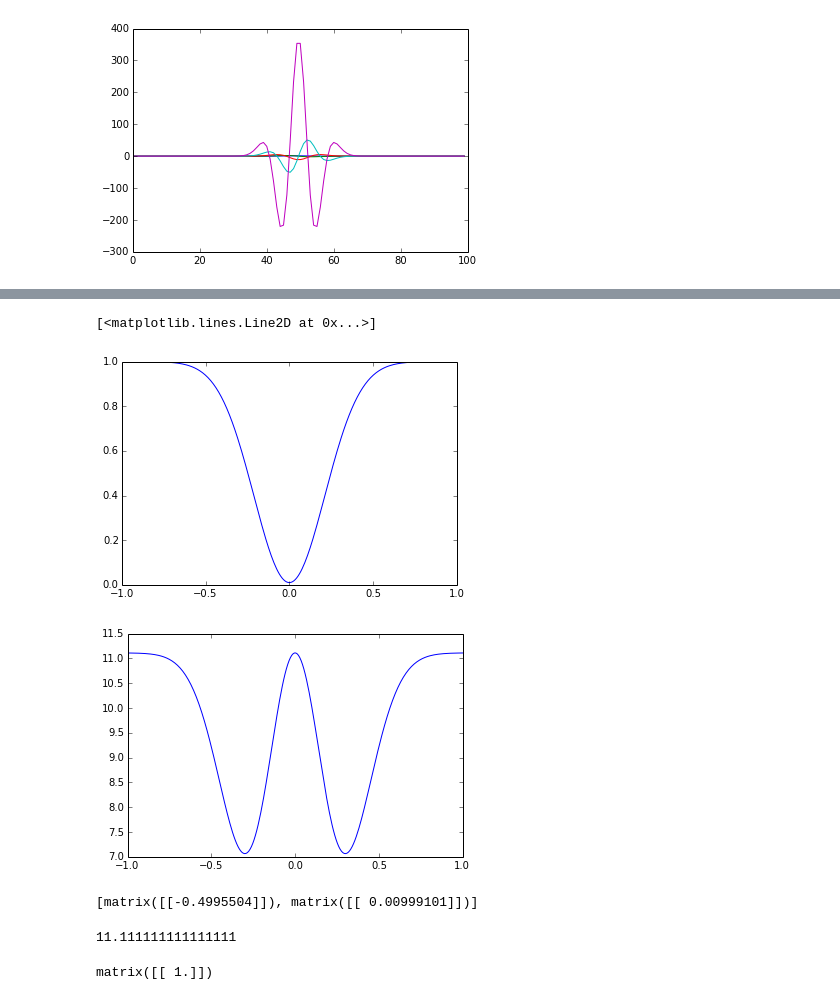
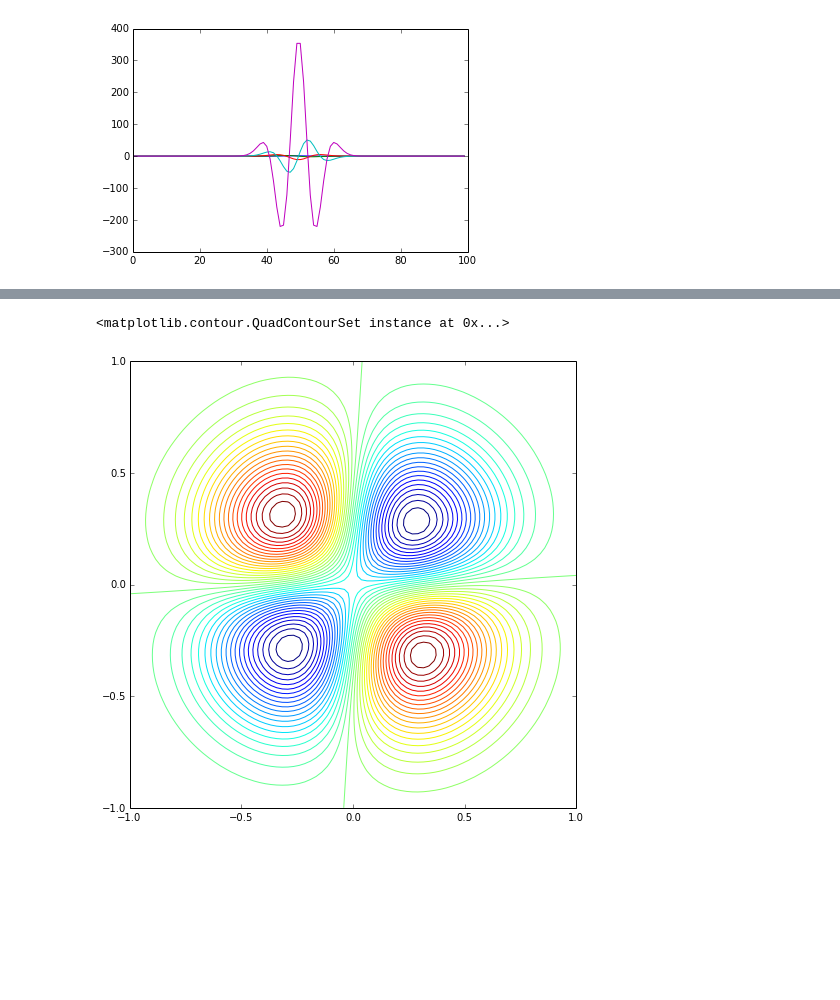
Before and after one commit to markm541374/ES, a Jupyter notebook: GPderivative.ipynb, the cells around one changed output, grey strips where cells are left out. Saved outputs shown, nothing was run; the diff lists cells and outputs as text; code cells hidden in the pictures; blank space fills up the shorter version.

```diff
--- a/GPderivative.ipynb
+++ b/GPderivative.ipynb
@@ -49,6 +49,8 @@ def sqexp_k_d(theta,x1,x2,d1=[sp.NaN],d2=[sp.NaN]):
     for i in range(N):
         D[i,i]=1./(d[i,0]**2)
     X=x1-x2
+    #print X
+    #print D
     core=(A*sp.exp(-0.5*(X)*D*(X).T))[0,0]
     #print core
     #d0 is the all the derivitive directions unsorted, then sorted
@@ -318,13 +320,13 @@ class GPcore:
         return
 
     def infer_m(self,X_i,D_i):
-        K_si = buildKasym_d(kf,X_i,self.X_s,D_i,self.D_s)
+        K_si = buildKasym_d(self.kf,X_i,self.X_s,D_i,self.D_s)
         m = K_si*self.a
         return m
 
     def infer_full(self,X_i,D_i):
-        K_ii = buildKsym_d(kf,X_i,D_i)
-        K_si = buildKasym_d(kf,X_i,self.X_s,D_i,self.D_s)
+        K_ii = buildKsym_d(self.kf,X_i,D_i)
+        K_si = buildKasym_d(self.kf,X_i,self.X_s,D_i,self.D_s)
 
         m = K_si*self.a
         V = K_ii - K_si*spl.cho_solve(self.K_ss_cf,K_si.T)
@@ -332,15 +334,15 @@ class GPcore:
         return [m,V]
 
     def infer_diag(self,X_i,D_i):
-        K_si = buildKasym_d(kf,X_i,self.X_s,D_i,self.D_s)
+        K_si = buildKasym_d(self.kf,X_i,self.X_s,D_i,self.D_s)
 
         m = K_si*self.a
         V=sp.matrix(sp.zeros(X_i.shape[0])).T
         for j,r in enumerate(K_si):
 
-            V[j,0]=self.kf(X_i[j,0],X_i[j,0],d1=D_i[j],d2=D_i[j])-r*spl.cho_solve(self.K_ss_cf,r.T)
+            V[j,0]=self.kf(X_i[j,:],X_i[j,:],d1=D_i[j],d2=D_i[j])-r*spl.cho_solve(self.K_ss_cf,r.T)
         return [m,V]
-kf = gen_sqexp_k_d([1.,0.3])
+#kf = gen_sqexp_k_d([1.,0.3])
 # %%
 kf = gen_sqexp_k_d([1.,0.3])
 
@@ -457,31 +459,30 @@ for i in xrange(len(D)):
 [figure]
 [figure]
-# %%
-plt.plot(sp.array(X_pd).flatten(),sp.array(V_p).flatten())
-plt.figure()
-plt.plot(sp.array(X_pd).flatten(),sp.array(V_pd).flatten())
-# %% [output]
-[<matplotlib.lines.Line2D at 0x...>]
-[figure, removed]
-[figure, removed]
-# %%
-X=sp.matrix([[0.0]])
-Y=sp.matrix([[-0.5]])
-S=sp.matrix([[0.01]])
-D=sp.matrix([[0]])
-
-upper=-1
-lower=1
-g=GPcore(X,Y,S,D,kf)
-
-g.infer_diag(sp.matrix([[0.0]]),sp.matrix([[0.0]]))
-# %% [output]
-[matrix([[-0.4995504]]), matrix([[ 0.00999101]])]
-# %%
-kf(0.,0.,d1=0,d2=0)
-# %% [output]
-11.111111111111111
-# %%
-buildKsym_d(kf,X,D)
-# %% [output]
-matrix([[ 1.]])
+# %%
+kf2 = gen_sqexp_k_d([1.,0.3,0.3])
+
+X=sp.matrix([[0,0],[0,0],[0,0]])
+Y=sp.matrix([[1.0],[1.0],[-5.]])
+S=sp.matrix([[0.01],[0.01],[0.01]])
+D=[[0,0],[1,1],[1,0]]
+
+ulimit=[-1,-1]
+llimit=[1,1]
+g=GPcore(X,Y,S,D,kf2)
+
+size=80
+
+xaxis=sp.linspace(llimit[0],ulimit[0],size)
+yaxis=sp.linspace(llimit[0],ulimit[0],size)
+
+M=[]
+for y in yaxis:
+    for x in xaxis:
+        [m,V] = g.infer_diag(sp.matrix([[x,y]]),[[sp.NaN]])
+        M.append(m[0,0])
+mgrid=sp.vstack(sp.split(sp.array(M),size))
+plt.figure(figsize=(8,8))
+plt.contour(xaxis,yaxis,mgrid,50)
+# %% [output]
+<matplotlib.contour.QuadContourSet instance at 0x...>
+[figure, added]
```
Also changed, not shown: parts of 1 cell of this notebook.
